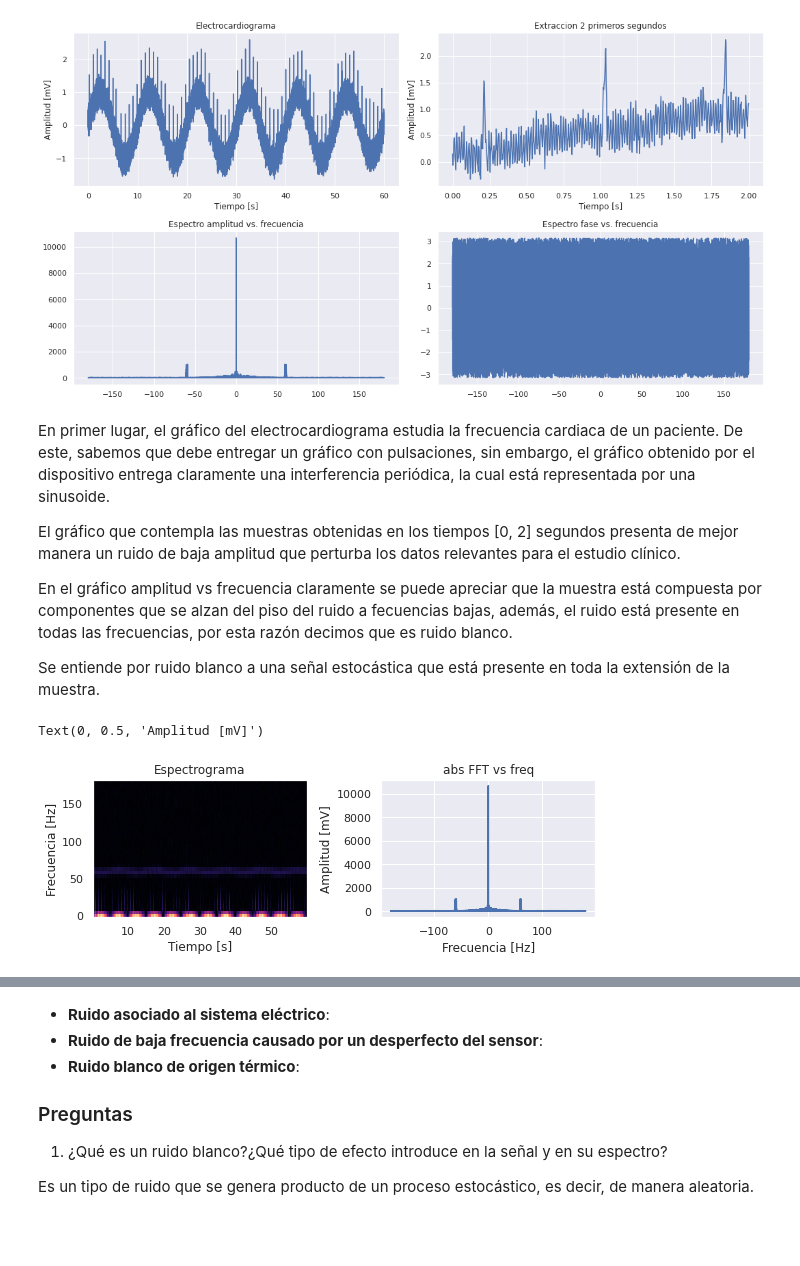
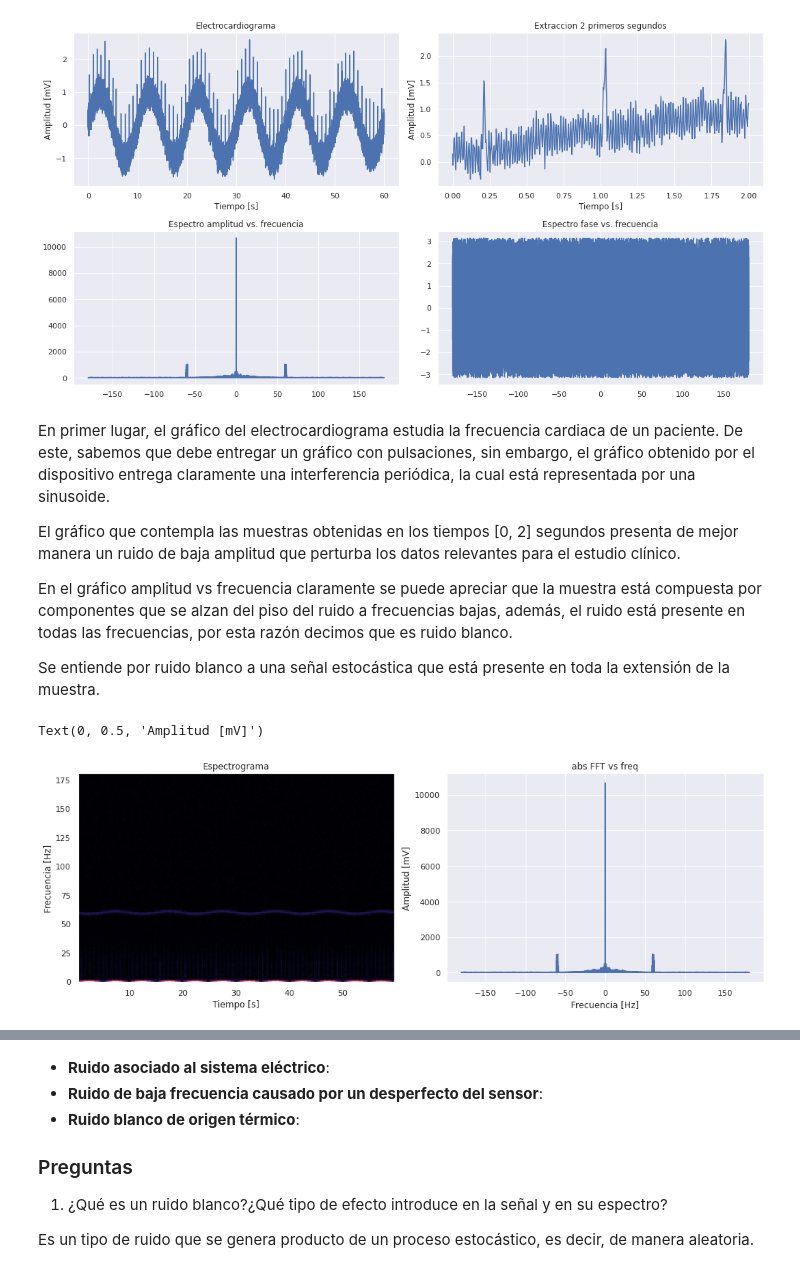
Before and after one commit to Rickiwasho/Analisis-sistemas-lineales, a Jupyter notebook: docs/tarea2/tarea2_info183.ipynb, the cells around one changed output, grey strips where cells are left out. Saved outputs shown, nothing was run; the diff lists cells and outputs as text; code cells hidden in the pictures; blank space fills up the shorter version.

```diff
--- a/docs/tarea2/tarea2_info183.ipynb
+++ b/docs/tarea2/tarea2_info183.ipynb
@@ -95,38 +95,38 @@ En primer lugar, el gráfico del electrocardiograma estudia la frecuencia cardia
 El gráfico que contempla las muestras obtenidas en los tiempos [0, 2] segundos presenta de mejor manera un ruido de baja amplitud que perturba los datos relevantes para el estudio clínico.
 
 
-En el gráfico amplitud vs frecuencia claramente se puede apreciar que la muestra está compuesta por componentes que se alzan del piso del ruido a fecuencias bajas, además, el ruido está presente en todas las frecuencias, por esta razón decimos que es ruido blanco.
+En el gráfico amplitud vs frecuencia claramente se puede apreciar que la muestra está compuesta por componentes que se alzan del piso del ruido a frecuencias bajas, además, el ruido está presente en todas las frecuencias, por esta razón decimos que es ruido blanco.
 
 
 Se entiende por ruido blanco a una señal estocástica que está presente en toda la extensión de la muestra.
 # %%
 
-fig, (ax5, ax6) = plt.subplots(1,2, figsize=(8,3), tight_layout= True)
-Nw = 80
+fig, (ax5, ax6) = plt.subplots(1,2, figsize=(14,5), tight_layout= True)
+Nw = 300
 
 # hay que definir las especificaciones adecuadas para un espectrograma de calidad
 f,t, Sxx = scipy.signal.spectrogram(data, #señal
                                     Fs, #frecuencia muestreo
                                     window=('kaiser', 6), # tipo ventana
                                     nperseg=Nw, #largo de ventana
                                     noverlap=Nw//1.5, #cantidad de traslape
                                     detrend=False,
                                     #return_onesided=True,
                                     #scaling='density',
                                     mode='magnitude',
                                     )
 
 
 ax5.pcolormesh(t, f, Sxx, cmap=plt.cm.magma, shading= 'auto')
 ax5.set_title('Espectrograma')
 ax5.set_xlabel('Tiempo [s]')
 ax5.set_ylabel('Frecuencia [Hz]')
 
 
 ax6.plot(freqs, SA)
 ax6.set_title('abs FFT vs freq')
 ax6.set_xlabel('Frecuencia [Hz]')
 ax6.set_ylabel('Amplitud [mV]')
 # %% [output]
 Text(0, 0.5, 'Amplitud [mV]')
-[figure, old version]
+[figure, new version]
```
Also changed, not shown: parts of 9 cells of this notebook, 1 other file.
